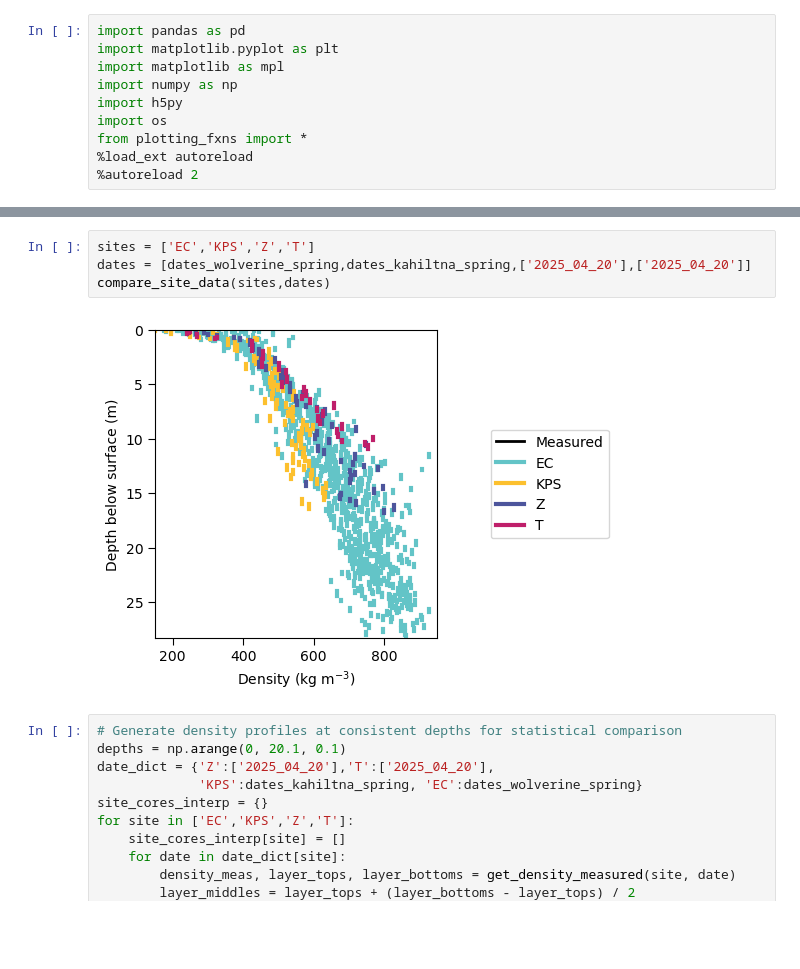
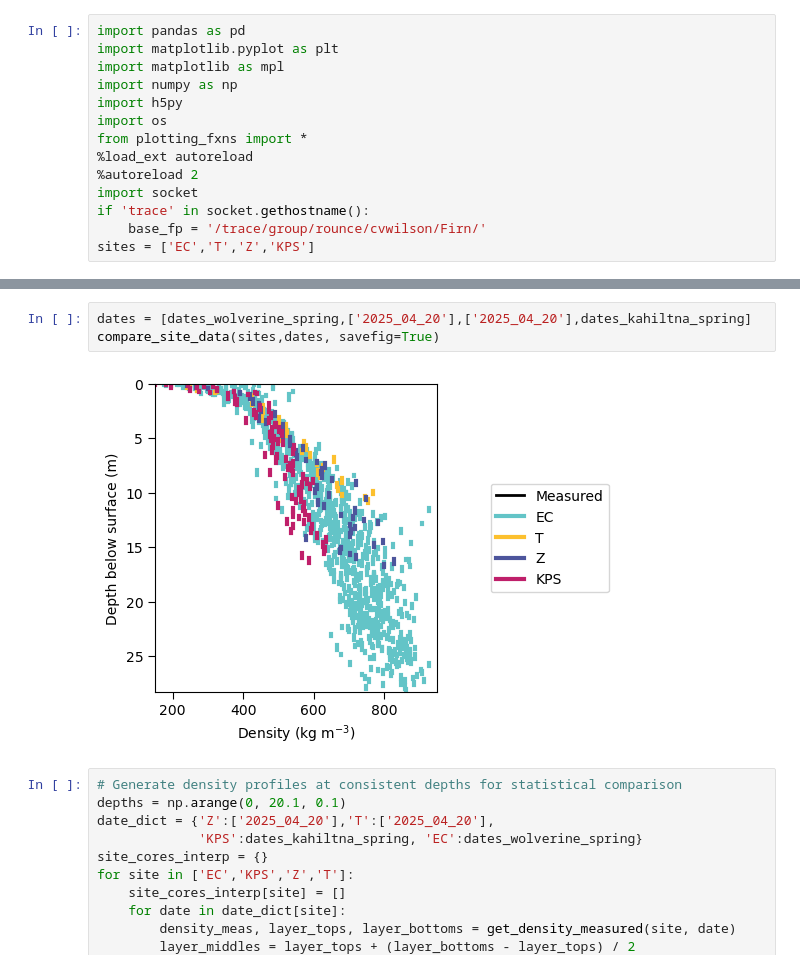
Before and after one commit to clairevwilson/CommunityFirnModel, a Jupyter notebook: CFM_main/firn_project.ipynb, the cells around one changed output, grey strips where cells are left out. Cells and saved outputs as stored; diff of their text form; blank space fills up the shorter version.

```diff
--- a/CFM_main/firn_project.ipynb
+++ b/CFM_main/firn_project.ipynb
@@ -8,3 +8,7 @@ import os
 from plotting_fxns import *
 %load_ext autoreload
 %autoreload 2
+import socket
+if 'trace' in socket.gethostname():
+    base_fp = '/trace/group/rounce/cvwilson/Firn/'
+sites = ['EC','T','Z','KPS']
@@ -23,9 +18,8 @@ plt.show()
 # %%
-sites = ['EC','KPS','Z','T']
-dates = [dates_wolverine_spring,dates_kahiltna_spring,['2025_04_20'],['2025_04_20']]
-compare_site_data(sites,dates)
+dates = [dates_wolverine_spring,['2025_04_20'],['2025_04_20'],dates_kahiltna_spring]
+compare_site_data(sites,dates, savefig=True)
 # %% [output]
-[figure, old version]
+[figure, new version]
 # %%
 # Generate density profiles at consistent depths for statistical comparison
 depths = np.arange(0, 20.1, 0.1)
```
Also changed, not shown: parts of 9 cells of this notebook, 5 other files.
